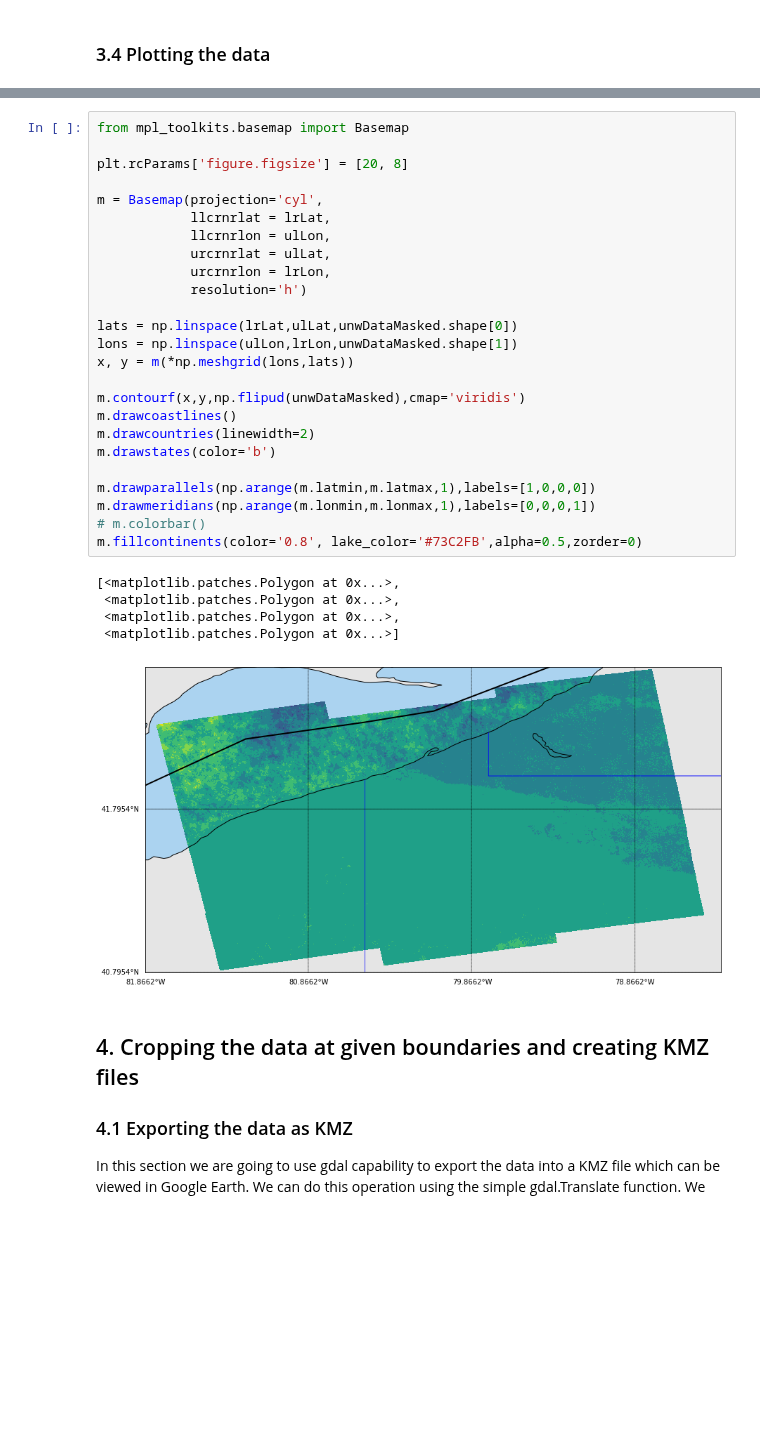
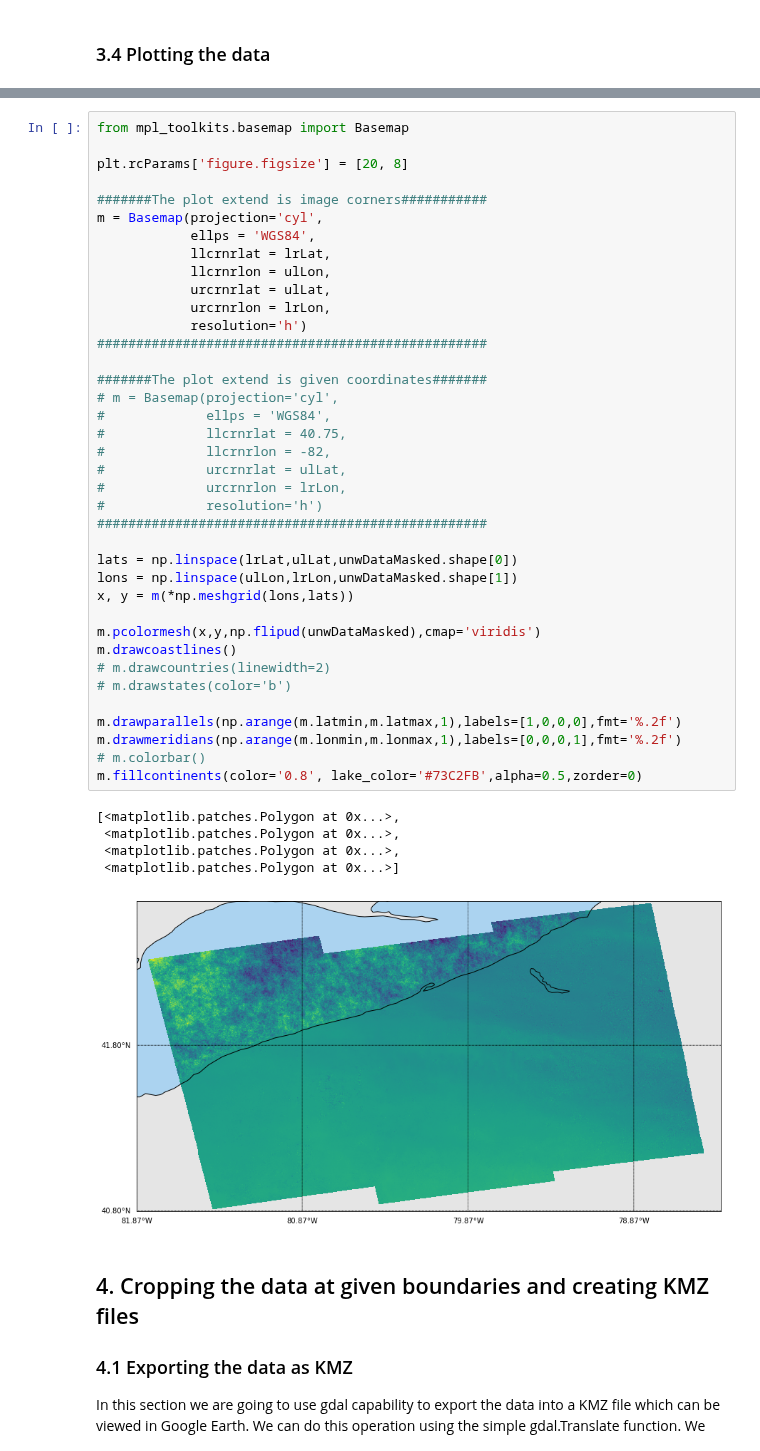
Before and after one commit to aria-tools/ARIA-tools-docs, a Jupyter notebook: JupyterDocs/GDAL_basics.ipynb, the cells around one changed output, grey strips where cells are left out. Cells and saved outputs as stored; diff of their text form; blank space fills up the shorter version.

Commit message:
added manually given ellipsoid and corner coordinates for plotting. changed the format of the axes ticks in the plot

```diff
--- a/JupyterDocs/GDAL_basics.ipynb
+++ b/JupyterDocs/GDAL_basics.ipynb
@@ -185,34 +179,47 @@ TODO list to improve the cell below**
 # %%
 from mpl_toolkits.basemap import Basemap
 
 plt.rcParams['figure.figsize'] = [20, 8]
 
+#######The plot extend is image corners###########
 m = Basemap(projection='cyl',
+            ellps = 'WGS84',
             llcrnrlat = lrLat,
             llcrnrlon = ulLon,
             urcrnrlat = ulLat,
             urcrnrlon = lrLon,
             resolution='h')
+##################################################
+
+#######The plot extend is given coordinates#######
+# m = Basemap(projection='cyl',
+#             ellps = 'WGS84',
+#             llcrnrlat = 40.75,
+#             llcrnrlon = -82,
+#             urcrnrlat = ulLat,
+#             urcrnrlon = lrLon,
+#             resolution='h')
+##################################################
 
 lats = np.linspace(lrLat,ulLat,unwDataMasked.shape[0])
 lons = np.linspace(ulLon,lrLon,unwDataMasked.shape[1])
 x, y = m(*np.meshgrid(lons,lats))
 
-m.contourf(x,y,np.flipud(unwDataMasked),cmap='viridis')
+m.pcolormesh(x,y,np.flipud(unwDataMasked),cmap='viridis')
 m.drawcoastlines()
-m.drawcountries(linewidth=2)
-m.drawstates(color='b')
+# m.drawcountries(linewidth=2)
+# m.drawstates(color='b')
 
-m.drawparallels(np.arange(m.latmin,m.latmax,1),labels=[1,0,0,0])
-m.drawmeridians(np.arange(m.lonmin,m.lonmax,1),labels=[0,0,0,1])
+m.drawparallels(np.arange(m.latmin,m.latmax,1),labels=[1,0,0,0],fmt='%.2f')
+m.drawmeridians(np.arange(m.lonmin,m.lonmax,1),labels=[0,0,0,1],fmt='%.2f')
 # m.colorbar()
 m.fillcontinents(color='0.8', lake_color='#73C2FB',alpha=0.5,zorder=0)
 # %% [output]
 [<matplotlib.patches.Polygon at 0x...>,
  <matplotlib.patches.Polygon at 0x...>,
  <matplotlib.patches.Polygon at 0x...>,
  <matplotlib.patches.Polygon at 0x...>]
-[figure, old version]
+[figure, new version]
 # %% [markdown]
 ## 4. Cropping the data at given boundaries and creating KMZ files
 
```
Also changed, not shown: parts of 12 cells of this notebook.
